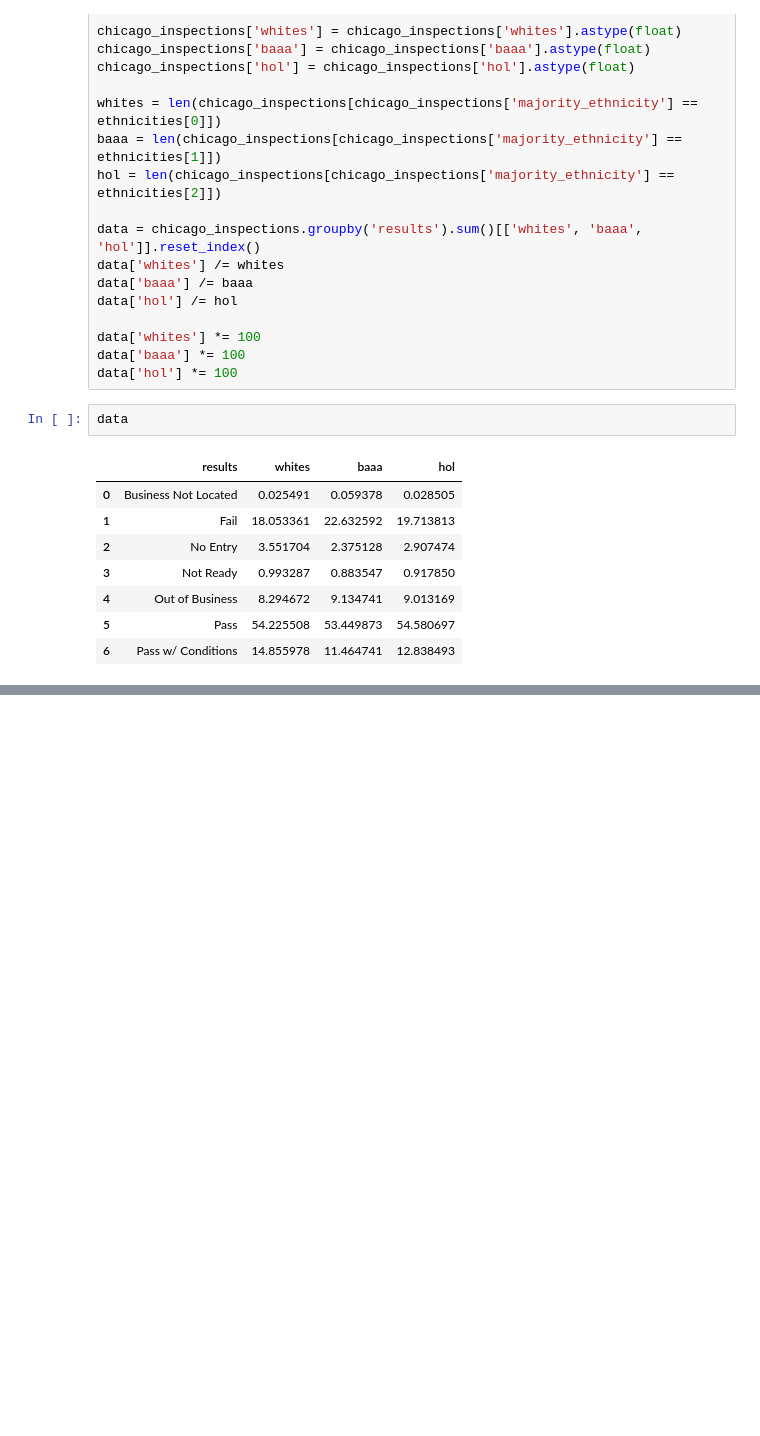
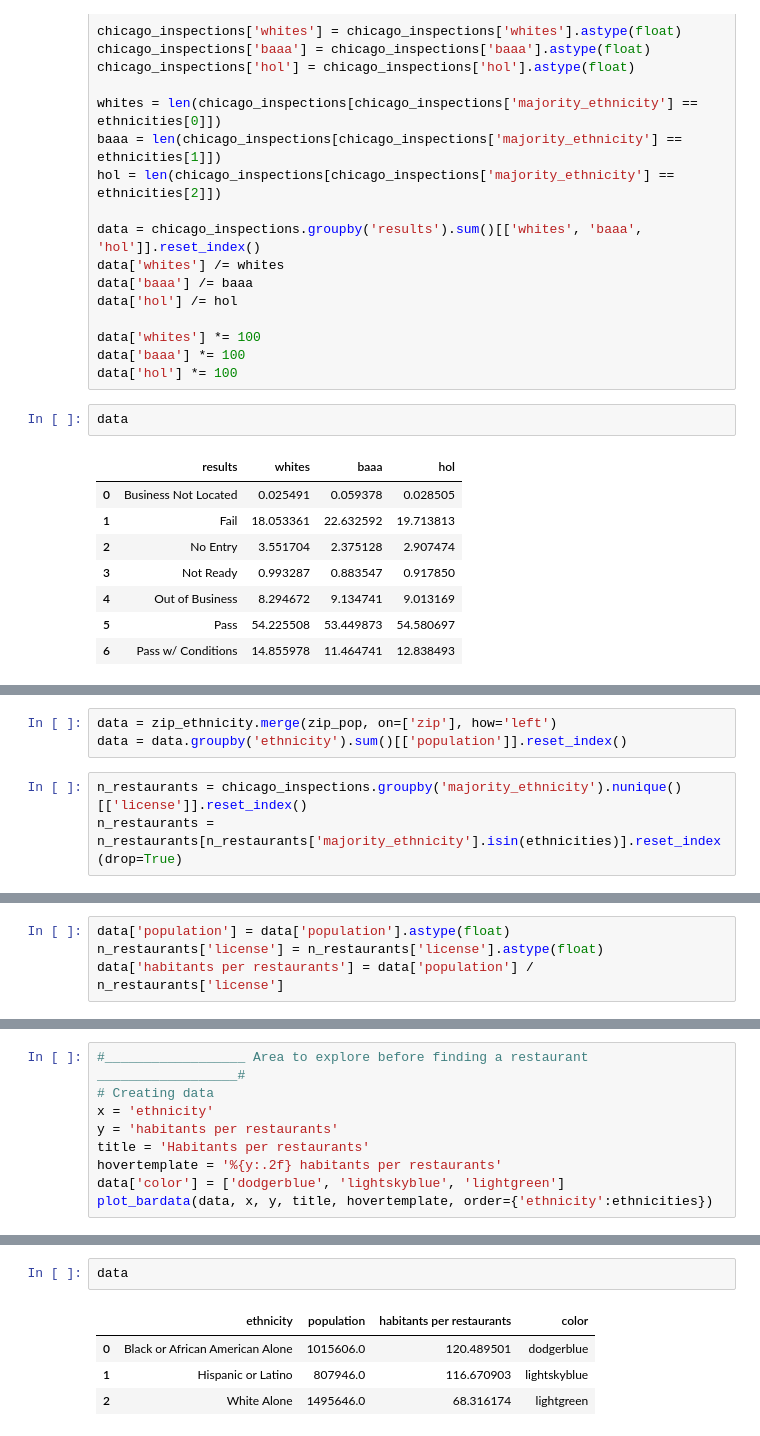
Before and after one commit to MNabegh/ADAknow, a Jupyter notebook: Ethnicity Study.ipynb, the cells around one changed output, grey strips where cells are left out. Saved outputs shown, nothing was run; the diff lists cells and outputs as text; blank space fills up the shorter version.

Commit message:
Jadouille: Work in progress. Made all plots pretty. Created functions for the plotly plots. Still need to investigate the google dataset

```diff
--- a/Ethnicity Study.ipynb
+++ b/Ethnicity Study.ipynb
@@ -483,0 +527,6 @@ fig.show()
+# %%
+data = zip_ethnicity.merge(zip_pop, on=['zip'], how='left')
+data = data.groupby('ethnicity').sum()[['population']].reset_index()
+# %%
+n_restaurants = chicago_inspections.groupby('majority_ethnicity').nunique()[['license']].reset_index()
+n_restaurants = n_restaurants[n_restaurants['majority_ethnicity'].isin(ethnicities)].reset_index(drop=True)
@@ -483,0 +554,4 @@ fig.show()
+# %%
+data['population'] = data['population'].astype(float)
+n_restaurants['license'] = n_restaurants['license'].astype(float)
+data['habitants per restaurants'] = data['population'] / n_restaurants['license']
@@ -483,0 +565,9 @@ fig.show()
+# %%
+#__________________ Area to explore before finding a restaurant __________________#
+# Creating data
+x = 'ethnicity'
+y = 'habitants per restaurants'
+title = 'Habitants per restaurants'
+hovertemplate = '%{y:.2f} habitants per restaurants'
+data['color'] = ['dodgerblue', 'lightskyblue', 'lightgreen']
+plot_bardata(data, x, y, title, hovertemplate, order={'ethnicity':ethnicities})
@@ -483,0 +604,7 @@ fig.show()
+# %%
+data
+# %% [output]
+|  | ethnicity | population | habitants per restaurants | color |
+| 0 | Black or African American Alone | 1015606.0 | 120.489501 | dodgerblue |
+| 1 | Hispanic or Latino | 807946.0 | 116.670903 | lightskyblue |
+| 2 | White Alone | 1495646.0 | 68.316174 | lightgreen |
```
Also changed, not shown: parts of 19 cells of this notebook, 1 other file.
